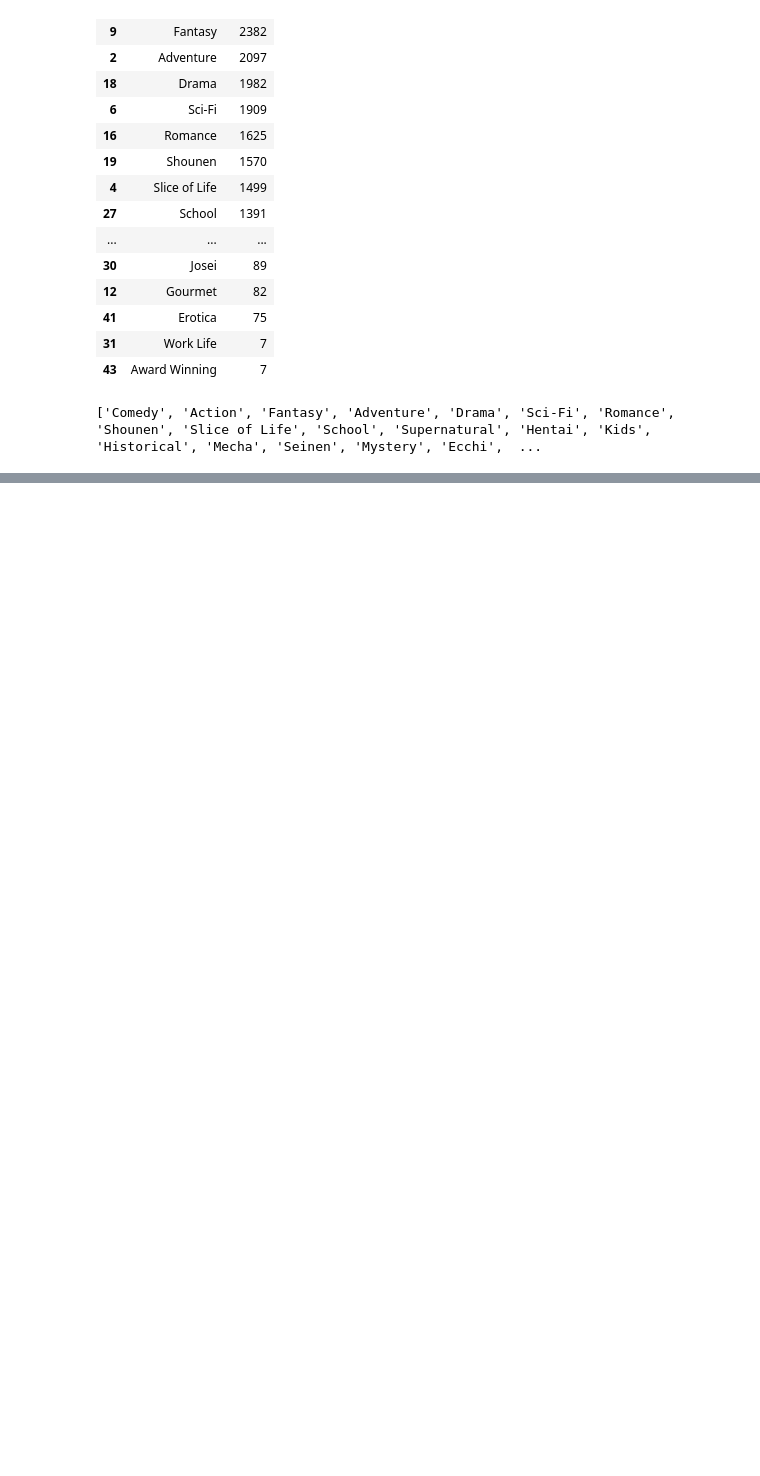
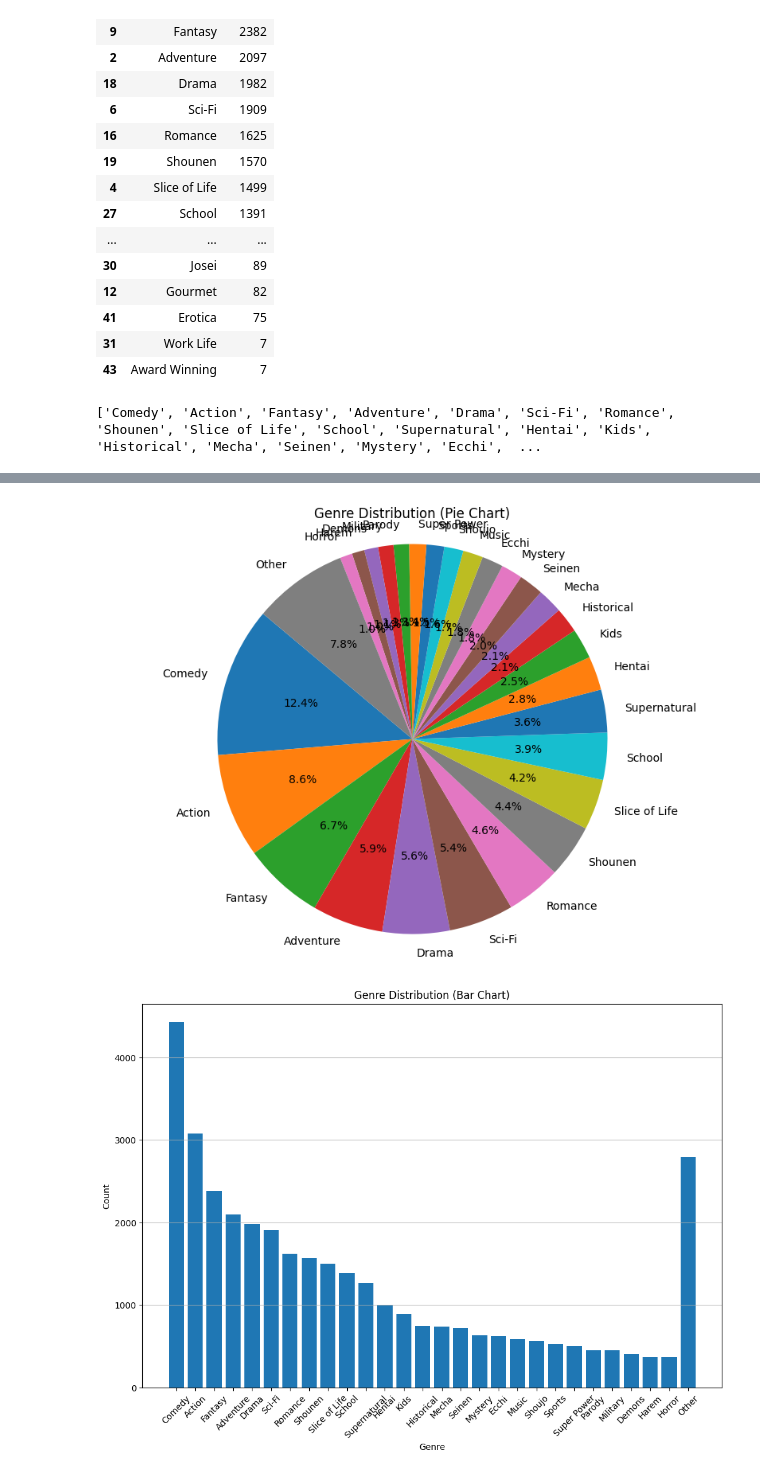
Before and after one commit to amirulzarfan2001/NLP_CW_Code, a Jupyter notebook: Anime_dataset.ipynb, the cells around one changed output, grey strips where cells are left out. Saved outputs shown, nothing was run; the diff lists cells and outputs as text; code cells hidden in the pictures; blank space fills up the shorter version.

```diff
--- a/Anime_dataset.ipynb
+++ b/Anime_dataset.ipynb
@@ -188,0 +226,19 @@ print(genre_list)  # prints first 5 elements
+# %%
+#Finding the percentage of each genre and separating genre smaller into Others
+percentage=[]
+for i in genre_counts_df["Count"]:
+    percentage.append(i/genre_counts_df["Count"].sum()*100)
+
+genre_counts_df["Percentage"]=percentage
+
+above_1 = genre_counts_df[genre_counts_df['Percentage'] >= 1]
+below_1 = genre_counts_df[genre_counts_df['Percentage'] < 1]
+other_row = pd.DataFrame({
+    'Genre': ['Other'],
+    'Count': [below_1['Count'].sum()],
+    'Percentage': [below_1['Percentage'].sum()]
+})
+
+# Concatenate the dataframes
+final_df = pd.concat([above_1, other_row], ignore_index=True)
+final_genre_df=final_df
@@ -188,0 +250,20 @@ print(genre_list)  # prints first 5 elements
+# %%
+# Pie chart
+plt.figure(figsize=(10, 7))
+plt.pie(final_df['Count'], labels=final_df['Genre'], autopct='%1.1f%%', startangle=140)
+plt.title('Genre Distribution (Pie Chart)')
+plt.axis('equal')
+plt.show()
+
+# Bar chart
+plt.figure(figsize=(12, 8))
+plt.bar(final_df['Genre'], final_df['Count'])
+plt.xlabel('Genre')
+plt.ylabel('Count')
+plt.title('Genre Distribution (Bar Chart)')
+plt.xticks(rotation=45)
+plt.grid(axis='y')
+plt.show()
+# %% [output]
+[figure, added]
+[figure, added]
```
Also changed, not shown: parts of 14 cells of this notebook, 9 other files.
